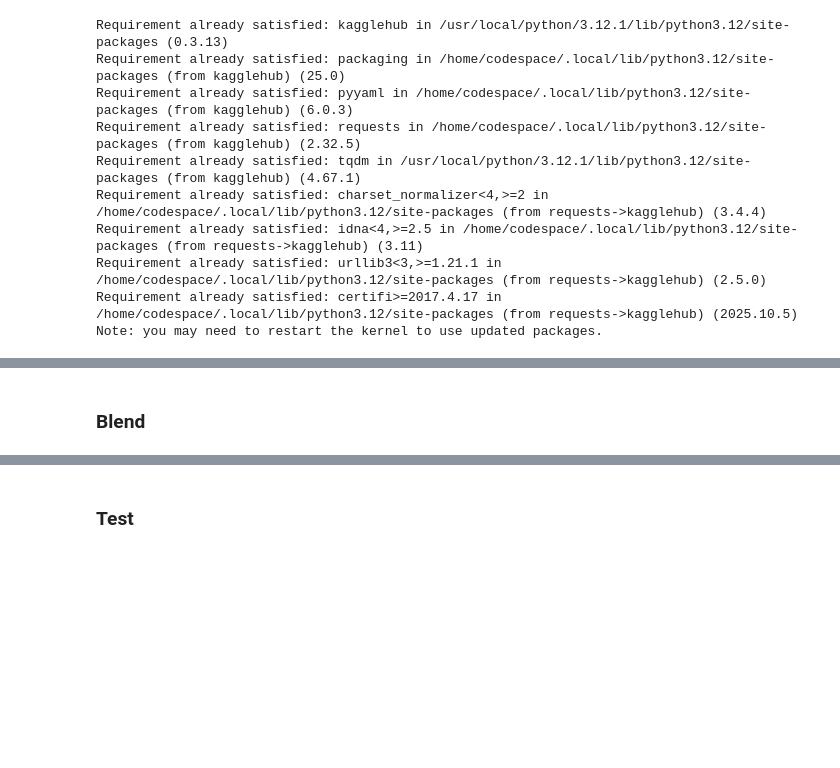
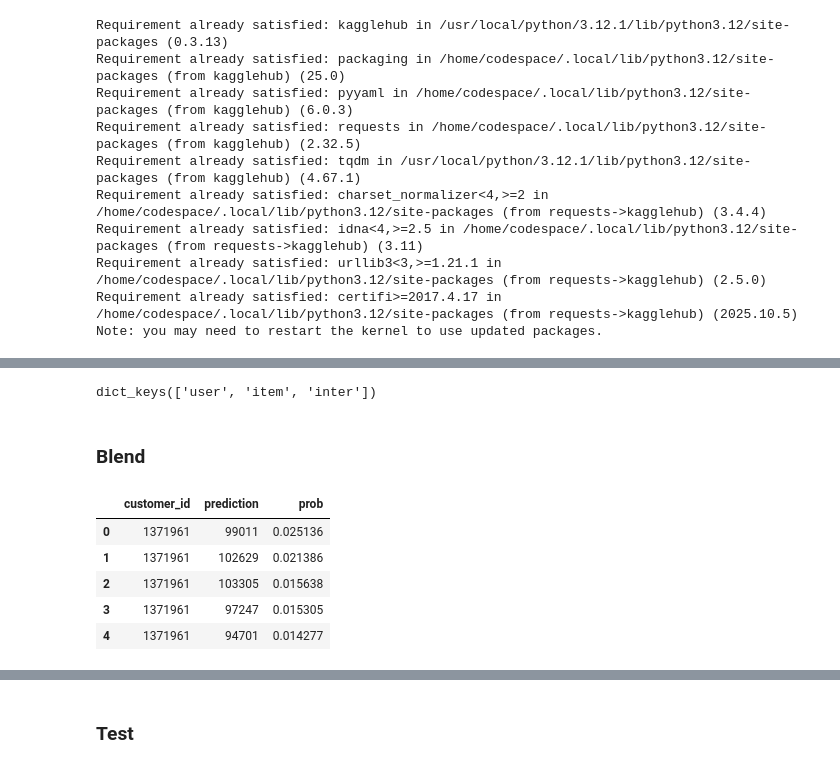
Before and after one commit to ndthangit/H-M-Fashion-RecSys, a Jupyter notebook: notebooks/gen_submit.ipynb, the cells around one changed output, grey strips where cells are left out. Saved outputs shown, nothing was run; the diff lists cells and outputs as text; code cells hidden in the pictures; blank space fills up the shorter version.

```diff
--- a/notebooks/gen_submit.ipynb
+++ b/notebooks/gen_submit.ipynb
@@ -72,3 +70,7 @@ data = dh.load_data(name="encoded_full", load_path=path)
+# %%
+print(data.keys())
+# %% [output]
+dict_keys(['user', 'item', 'inter'])
 # %% [markdown]
 ### Blend
 # %%
@@ -81,6 +83,15 @@ data = dh.load_data(name="encoded_full", load_path=path)
 pred2_lgb_binary = pd.read_parquet(data_dir/"processed"/"small_binary_valid.pqt")
 # pred2_nn = pd.read_parquet(data_dir/"external"/"small_nn_valid.pqt")
 # pred2_nn.rename(columns={'article_id':'prediction'},inplace=True)
+# %%
+pred2_lgb_binary.head()
+# %% [output]
+|  | customer_id | prediction | prob |
+| 0 | 1371961 | 99011 | 0.025136 |
+| 1 | 1371961 | 102629 | 0.021386 |
+| 2 | 1371961 | 103305 | 0.015638 |
+| 3 | 1371961 | 97247 | 0.015305 |
+| 4 | 1371961 | 94701 | 0.014277 |
 # %%
 # pred1_lgb_binary = pred1_lgb_binary.merge(pred1_nn, on=['customer_id','prediction'], how='left')
 # pred1_lgb_binary['prob'] = pred1_lgb_binary['prob_x'] + pred1_lgb_binary['prob_y']
```
Also changed, not shown: parts of 45 cells of this notebook, 1 other file.
